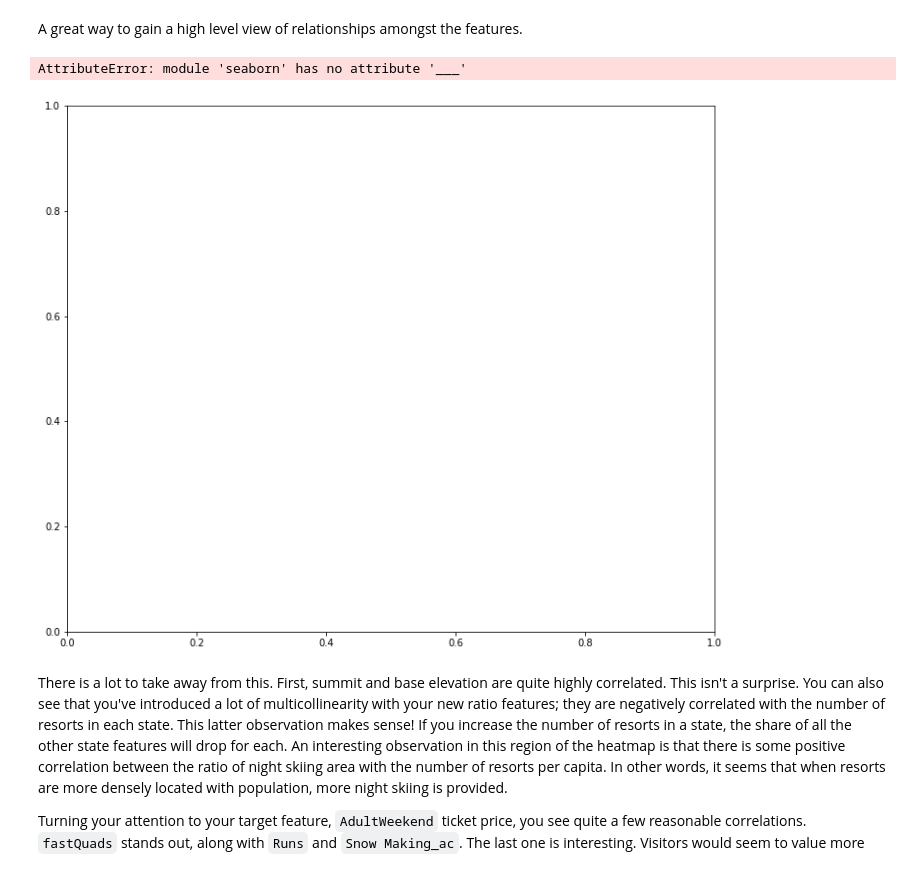
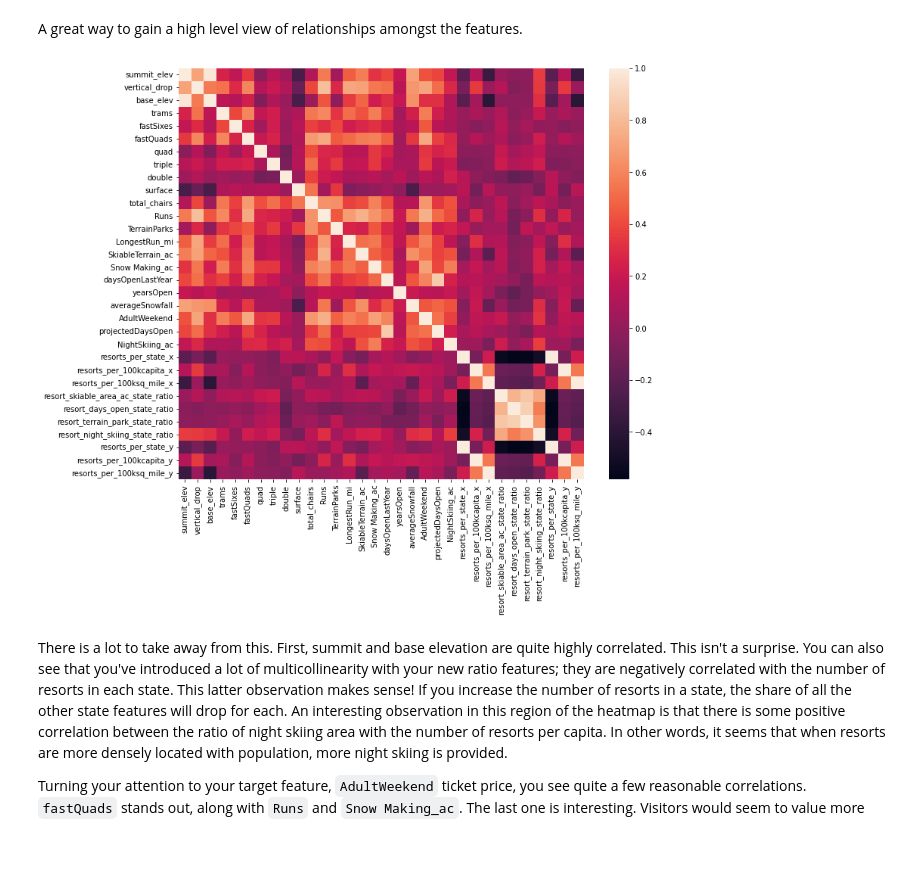
Before and after one commit to mrrosss/DataScienceGuidedCapstone, a Jupyter notebook: Notebooks/03_exploratory_data_analysis.ipynb, the cells around one changed output. Drawn from its saved outputs; the diff is of its cells as text; code cells hidden in the pictures.

Commit message:
Finishing the data exploration

```diff
--- a/Notebooks/03_exploratory_data_analysis.ipynb
+++ b/Notebooks/03_exploratory_data_analysis.ipynb
@@ -764,12 +759,11 @@ A great way to gain a high level view of relationships amongst the features.
 # %%
 #Code task 12#
 #Show a seaborn heatmap of correlations in ski_data
 #Hint: call pandas' `corr()` method on `ski_data` and pass that into `sns.heatmap`
 plt.subplots(figsize=(12,10))
-sns.___(ski_data.___);
+sns.heatmap(ski_data.corr());
 # %% [output]
-AttributeError: module 'seaborn' has no attribute '___'
-[figure, old version]
+[figure, new version]
 # %% [markdown]
 There is a lot to take away from this. First, summit and base elevation are quite highly correlated. This isn't a surprise. You can also see that you've introduced a lot of multicollinearity with your new ratio features; they are negatively correlated with the number of resorts in each state. This latter observation makes sense! If you increase the number of resorts in a state, the share of all the other state features will drop for each. An interesting observation in this region of the heatmap is that there is some positive correlation between the ratio of night skiing area with the number of resorts per capita. In other words, it seems that when resorts are more densely located with population, more night skiing is provided.
 
```
Also changed, not shown: parts of 4 cells of this notebook.
